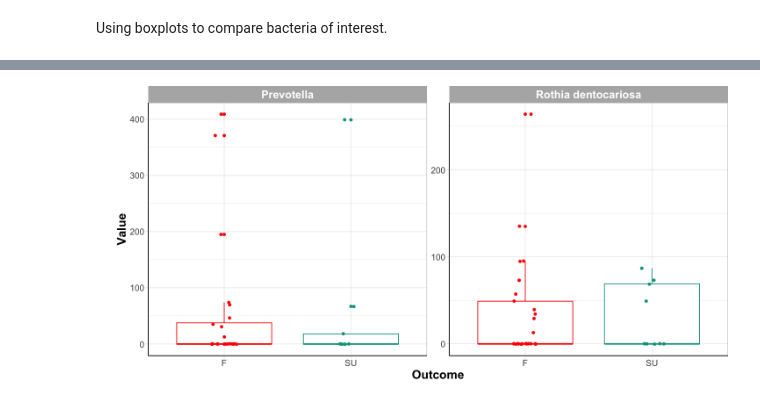
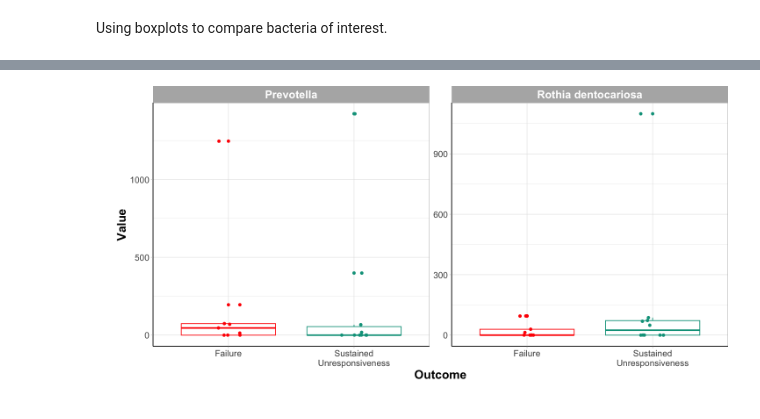
Before and after one commit to Ragerlab/P1013.-Microbiome-Peanut-Allergy, a Jupyter notebook: 3. Individual Bacteria Visualizations/Boxplots.ipynb, the cells around one changed output, grey strips where cells are left out. Drawn from its saved outputs; the diff is of its cells as text; code cells hidden in the pictures.

```diff
--- a/3. Individual Bacteria Visualizations/Boxplots.ipynb
+++ b/3. Individual Bacteria Visualizations/Boxplots.ipynb
@@ -92,13 +90,21 @@ A tibble: 6 × 13
 # %%
 boxplot_saliva_df = combined_saliva_df %>%
     select(-c("Name", "Original_Name")) %>%
-    filter(Name1 %in% c('Prevotella', 'Rothia dentocariosa') & Time_Point == 'Pre')
+    filter(Name1 %in% c('Prevotella', 'Rothia dentocariosa') & Time_Point == 'Pre' & Treatment == 'A',) %>%
+    mutate(Outcome = ifelse(Outcome == 'SU', 'Sustained\nUnresponsiveness', 'Failure'))
 
 boxplot_stool_df = combined_stool_df %>%
     select(-c("Name", "Original_Name")) %>%
-    filter(Name1 %in% c('Prevotella', 'Rothia dentocariosa') & Time_Point == 'Pre')
-
-Phocaeicola vulgatus and Clostridium (increased in the failures/left group), Bacteroides uniformis and Alistipes putredinis
+    separate(Name1, c("Placeholder", "Name1"), sep = ' ') %>%
+    mutate(Outcome = ifelse(Outcome == 'SU', 'Sustained\nUnresponsiveness', 'Failure'),
+           across(Name1, ~ str_replace(string = .x, "\\.", " ")),
+           across(Name1, ~ str_replace(string = .x, "_H", "")),
+           across(Name1, ~ str_replace(string = .x, "_A_871400", "")),
+           across(Name1, ~ str_replace(string = .x, "_A_858004", "")),
+           Name1 = ifelse(Name1 == "", Placeholder, Name1),
+          across(Name1, ~ str_replace(string = .x, "_T", ""))) %>%
+    filter(Name1 %in% c('Phocaeicola vulgatus', 'Clostridium', 'Bacteroides uniformis',
+                       'Alistipes putredinis') & Time_Point == 'Post' & Treatment == 'A')
 
 head(boxplot_saliva_df)
 # %% [output]
@@ -114,28 +124,27 @@ A tibble: 6 × 11
 # %%
 options(repr.plot.width=12, repr.plot.height=6) #changing size
 
 col_palette1 = wes_palette("Darjeeling1", 4, type = "discrete")
 
-fig3g = ggplot(data = boxplot_saliva_df %>%
-                   filter(Value < 425), aes(x = Outcome, y = Value, color = Outcome)) +
+saliva_plots = ggplot(data = boxplot_saliva_df , aes(x = Outcome, y = Value, color = Outcome)) +
   geom_boxplot() +
   geom_point(position = position_jitter(w = 0.1)) +
   # changing y limits of what is visible in the plot
  # ylim(0, 425) +
 
   facet_wrap(~Name1, scales = 'free') +
 
   theme_light() +
   theme(axis.line = element_line(colour = "black"), #making x and y axes black
         axis.text = element_text(size = 12), #changing size of x axis labels
         legend.position = 'none', # removes legend
         plot.margin = unit(c(0,0,2,2), "lines"), # adding space at the bottom of the figure
         axis.title = element_text(face = "bold", size = rel(1.5)),
         strip.text.x = element_text(size = 15, face = "bold"), #changes size of facet x axis
         strip.text.y = element_text(size = 15, face = "bold")) + #changes axis titles
 
   scale_colour_manual(values = col_palette1)
 
-fig3g
+saliva_plots
 # %% [output]
-[figure, old version]
+[figure, new version]
```
Also changed, not shown: parts of 4 cells of this notebook.
